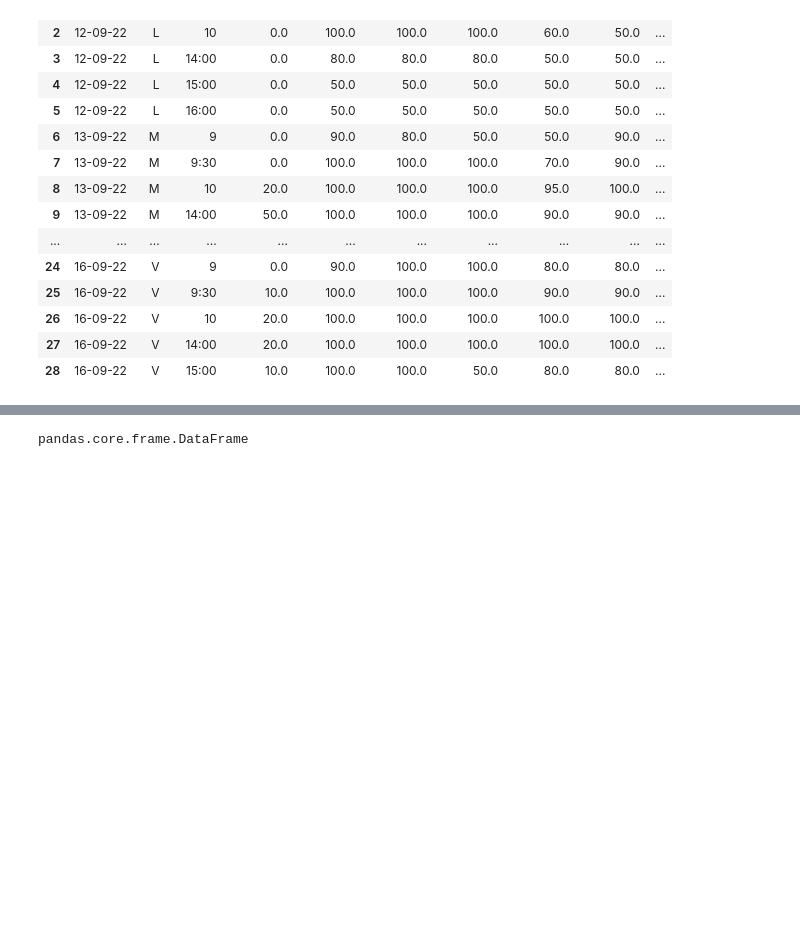
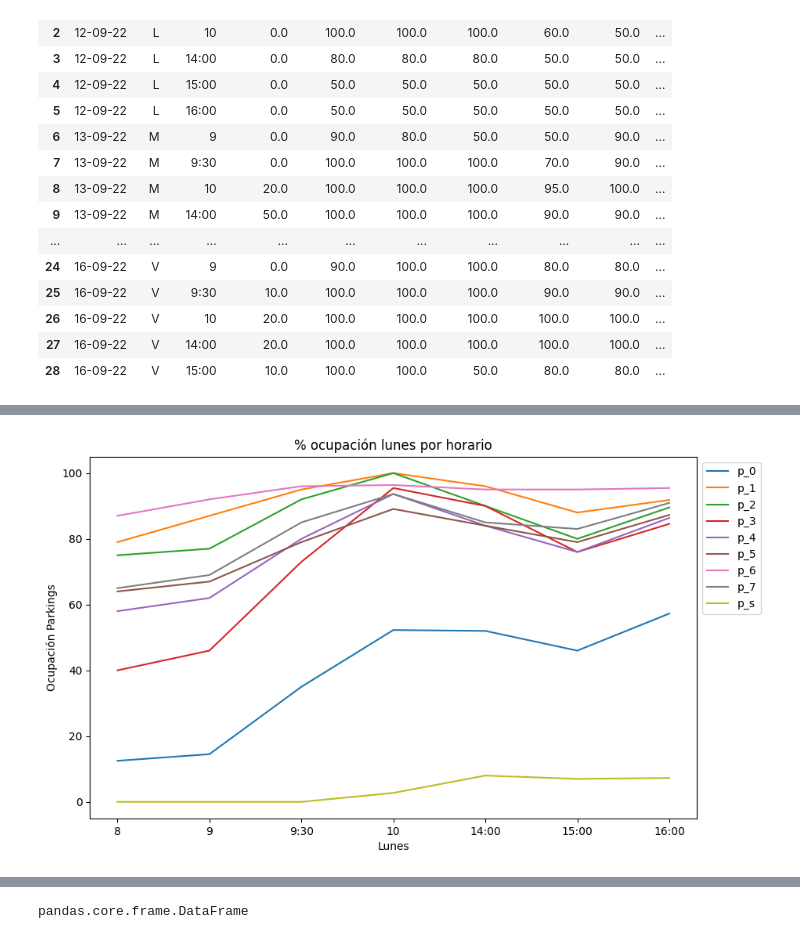
Before and after one commit to Ana-AlonsoCanizares/Practicas_Individuales, a Jupyter notebook: PI_parking.ipynb, the cells around one changed output, grey strips where cells are left out. Drawn from its saved outputs; the diff is of its cells as text; code cells hidden in the pictures; blank space fills up the shorter version.

```diff
--- a/PI_parking.ipynb
+++ b/PI_parking.ipynb
@@ -142,3 +188,56 @@ data.head(29)
+# %%
+# Vector con los dias a graficar
+horas = lunes['Horario'].drop_duplicates()
+
+# parking 0
+park_0 = lunes[["parking_0"]]
+
+# parking 1
+park_1 = lunes[["parking_1"]]
+
+# parking 2
+park_2 = lunes[["parking_2"]]
+
+# parking 3
+park_3 = lunes[["parking_3"]]
+
+# parking 4
+park_4 = lunes[["parking_4"]]
+
+# parking 5
+park_5 = lunes[["parking_5"]]
+
+# parking 6
+park_6 = lunes[["parking_6"]]
+
+# parking 7
+park_7 = lunes[["parking_7"]]
+
+# parking subterráneo
+park_sub = lunes[["parking_subterraneo"]]
+
+# df_ocupacion_d
+fig, ax = plt.subplots(figsize=(10,6))
+
+ax.plot(horas, park_0)
+plt.title('% ocupación lunes por horario')
+plt.xlabel('Lunes')
+plt.ylabel('Ocupación Parkings')
+plt.plot(horas, park_1)
+plt.plot(horas, park_2)
+plt.plot(horas, park_3)
+plt.plot(horas, park_4)
+plt.plot(horas, park_5)
+plt.plot(horas, park_6)
+plt.plot(horas, park_7)
+plt.plot(horas, park_sub)
+
+plt.legend(['p_0', 'p_1', 'p_2', 'p_3', 'p_4', 'p_5', 'p_6', 'p_7', 'p_s',],bbox_to_anchor=(1,1))
+
+plt.savefig('% ocupación lunes.pdf', format ='pdf')
+plt.show()
+# %% [output]
+[figure, added]
 # %%
 # Vector con los dias a graficar
 dias = data['dia_num'].drop_duplicates()
```
Also changed, not shown: parts of 3 cells of this notebook.
